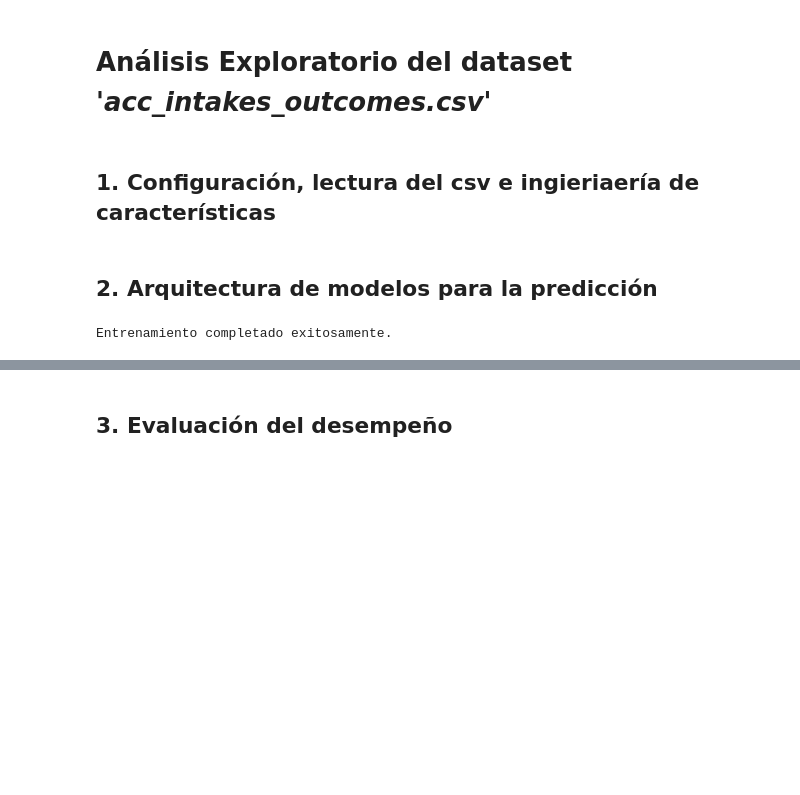
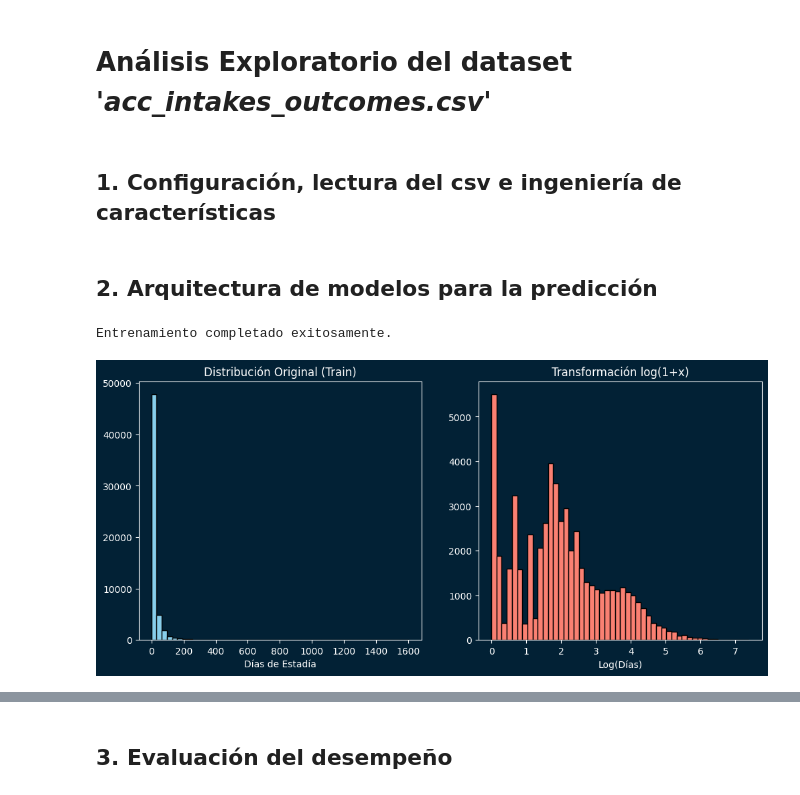
Before and after one commit to G4B0CM/acc_ia_proy_final, a Jupyter notebook: analsis_eda.ipynb, the cells around one changed output, grey strips where cells are left out. Drawn from its saved outputs; the diff is of its cells as text; code cells hidden in the pictures; blank space fills up the shorter version.

```diff
--- a/analsis_eda.ipynb
+++ b/analsis_eda.ipynb
@@ -1,7 +1,7 @@
 # %% [markdown]
 # **Análisis Exploratorio del dataset** ***'acc_intakes_outcomes.csv'***
 # %% [markdown]
-## 1. Configuración, lectura del csv e ingieriaería de características
+## 1. Configuración, lectura del csv e ingeniería de características
 # %%
 import pandas as pd
 import numpy as np
@@ -98,6 +98,17 @@ test = df_filtered[df_filtered['intake_datetime'] >= cutoff_date].copy()
 
 categorical_features = ['animal_type', 'intake_type', 'intake_condition', 'sex_upon_intake', 'breed_size']
 numeric_features = ['age_in_years', 'is_puppy_kitten', 'is_senior', 'is_mix', 'is_pitbull', 'is_chihuahua', 'is_labrador', 'is_shepherd', 'is_husky']
+
+plt.figure(figsize=(12, 5))
+plt.subplot(1, 2, 1)
+plt.hist(train['time_in_shelter_days'], bins=50, color='skyblue', edgecolor='black')
+plt.title("Distribución Original (Train)")
+plt.xlabel("Días de Estadía")
+
+plt.subplot(1, 2, 2)
+plt.hist(train['target_log'], bins=50, color='salmon', edgecolor='black')
+plt.title("Transformación log(1+x)")
+plt.xlabel("Log(Días)")
 
 X_train = train[categorical_features + numeric_features]
 y_train = train['target_log']
@@ -125,36 +136,37 @@ preprocessor = ColumnTransformer(
 # 4. ENTRENAMIENTO MULTI-MODELO
 # =========================================================
 models = {
-    'Regresión Lineal': LinearRegression(),
+    'Regresion Lineal': LinearRegression(),
     'Red Neuronal (MLP)': MLPRegressor(hidden_layer_sizes=(64, 32), activation='relu', solver='adam', max_iter=500, random_state=42),
     'Gradient Boosting (XGB)': HistGradientBoostingRegressor(random_state=42, max_iter=200, max_depth=7, learning_rate=0.08)
 }
 
 results = []
 best_model = None
 
 for name, model in models.items():
     pipe = Pipeline(steps=[('preprocessor', preprocessor), ('regressor', model)])
     pipe.fit(X_train, y_train)
 
     y_pred_log = pipe.predict(X_test)
     y_pred_real = np.expm1(y_pred_log)
 
     r2 = r2_score(y_test, y_pred_log)
     medae = median_absolute_error(y_test_real, y_pred_real)
     rmse = np.sqrt(mean_squared_error(y_test_real, y_pred_real))
 
     results.append({
         'Modelo': name,
         'R2': r2,
-        'MedAE (Días)': medae,
-        'RMSE (Días)': rmse
+        'MedAE (Dias)': medae,
+        'RMSE (Dias)': rmse
     })
 
     if name == 'Gradient Boosting (XGB)':
         best_model = pipe
 
 results_df = pd.DataFrame(results)
 print("Entrenamiento completado exitosamente.")
 # %% [output]
 Entrenamiento completado exitosamente.
+[figure, added]
```
Also changed, not shown: parts of 8 cells of this notebook, 1 other file.
